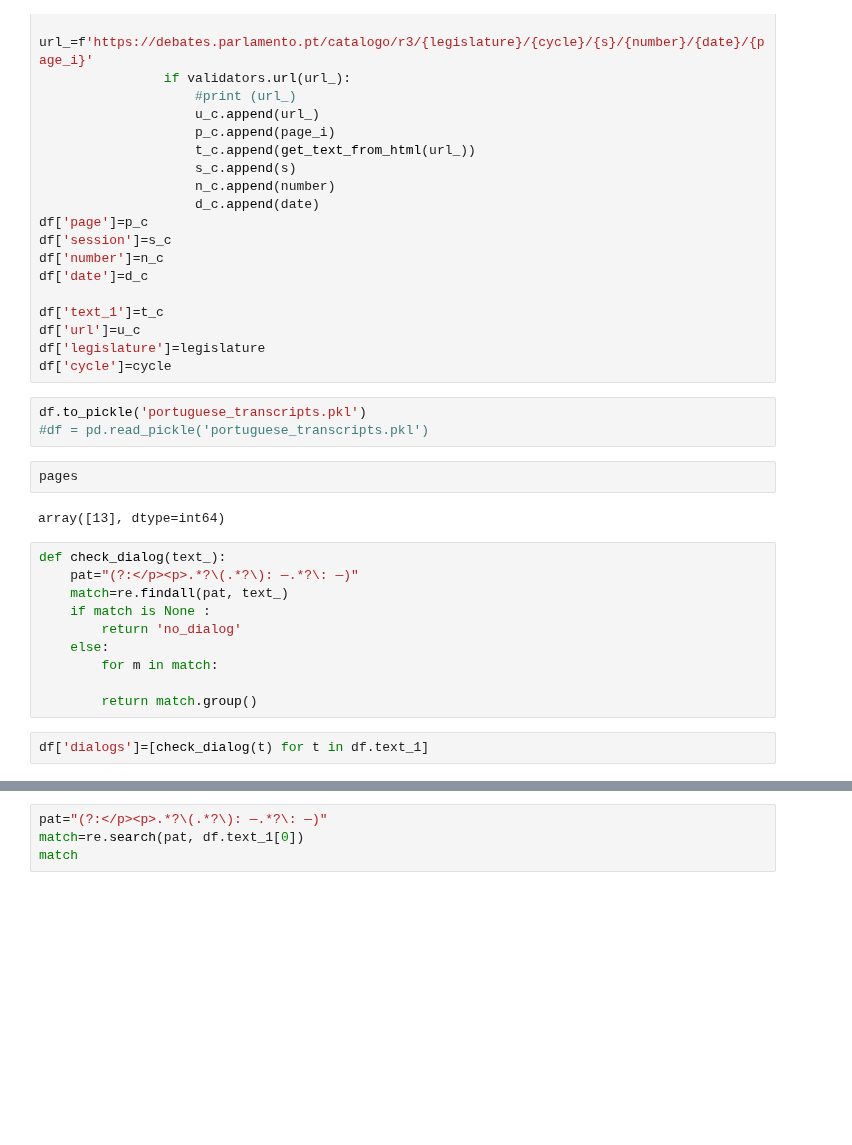
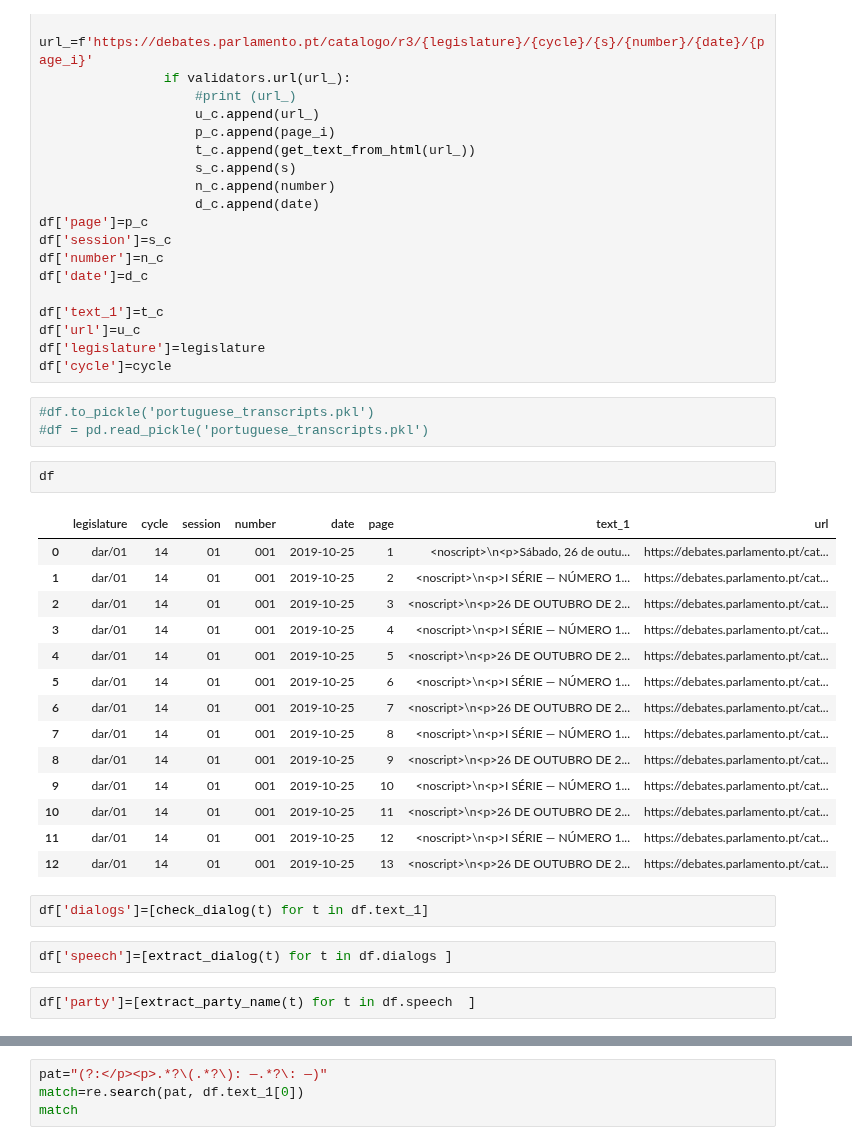
Before and after one commit to CT-P/portuguese_open_data, a Jupyter notebook: code/explore/test1.ipynb, the cells around one changed output, grey strips where cells are left out. Drawn from its saved outputs; the diff is of its cells as text; blank space fills up the shorter version.

```diff
--- a/code/explore/test1.ipynb
+++ b/code/explore/test1.ipynb
@@ -88,21 +115,28 @@ df['url']=u_c
 df['legislature']=legislature
 df['cycle']=cycle
 # %%
-df.to_pickle('portuguese_transcripts.pkl')
+#df.to_pickle('portuguese_transcripts.pkl')
 #df = pd.read_pickle('portuguese_transcripts.pkl')
-# %%
-pages
-# %% [output]
-array([13], dtype=int64)
-# %%
-def check_dialog(text_):
-    pat="(?:</p><p>.*?\(.*?\): —.*?\: —)"
-    match=re.findall(pat, text_)
-    if match is None :
-        return 'no_dialog'
-    else:
-        for m in match:
-
-        return match.group()
+# %%
+df
+# %% [output]
+|  | legislature | cycle | session | number | date | page | text_1 | url |
+| 0 | dar/01 | 14 | 01 | 001 | 2019-10-25 | 1 | <noscript>\n<p>Sábado, 26 de outu... | https://debates.parlamento.pt/cat... |
+| 1 | dar/01 | 14 | 01 | 001 | 2019-10-25 | 2 | <noscript>\n<p>I SÉRIE — NÚMERO 1... | https://debates.parlamento.pt/cat... |
+| 2 | dar/01 | 14 | 01 | 001 | 2019-10-25 | 3 | <noscript>\n<p>26 DE OUTUBRO DE 2... | https://debates.parlamento.pt/cat... |
+| 3 | dar/01 | 14 | 01 | 001 | 2019-10-25 | 4 | <noscript>\n<p>I SÉRIE — NÚMERO 1... | https://debates.parlamento.pt/cat... |
+| 4 | dar/01 | 14 | 01 | 001 | 2019-10-25 | 5 | <noscript>\n<p>26 DE OUTUBRO DE 2... | https://debates.parlamento.pt/cat... |
+| 5 | dar/01 | 14 | 01 | 001 | 2019-10-25 | 6 | <noscript>\n<p>I SÉRIE — NÚMERO 1... | https://debates.parlamento.pt/cat... |
+| 6 | dar/01 | 14 | 01 | 001 | 2019-10-25 | 7 | <noscript>\n<p>26 DE OUTUBRO DE 2... | https://debates.parlamento.pt/cat... |
+| 7 | dar/01 | 14 | 01 | 001 | 2019-10-25 | 8 | <noscript>\n<p>I SÉRIE — NÚMERO 1... | https://debates.parlamento.pt/cat... |
+| 8 | dar/01 | 14 | 01 | 001 | 2019-10-25 | 9 | <noscript>\n<p>26 DE OUTUBRO DE 2... | https://debates.parlamento.pt/cat... |
+| 9 | dar/01 | 14 | 01 | 001 | 2019-10-25 | 10 | <noscript>\n<p>I SÉRIE — NÚMERO 1... | https://debates.parlamento.pt/cat... |
+| 10 | dar/01 | 14 | 01 | 001 | 2019-10-25 | 11 | <noscript>\n<p>26 DE OUTUBRO DE 2... | https://debates.parlamento.pt/cat... |
+| 11 | dar/01 | 14 | 01 | 001 | 2019-10-25 | 12 | <noscript>\n<p>I SÉRIE — NÚMERO 1... | https://debates.parlamento.pt/cat... |
+| 12 | dar/01 | 14 | 01 | 001 | 2019-10-25 | 13 | <noscript>\n<p>26 DE OUTUBRO DE 2... | https://debates.parlamento.pt/cat... |
 # %%
 df['dialogs']=[check_dialog(t) for t in df.text_1]
+# %%
+df['speech']=[extract_dialog(t) for t in df.dialogs ]
+# %%
+df['party']=[extract_party_name(t) for t in df.speech  ]
```
Also changed, not shown: parts of 20 cells of this notebook.
